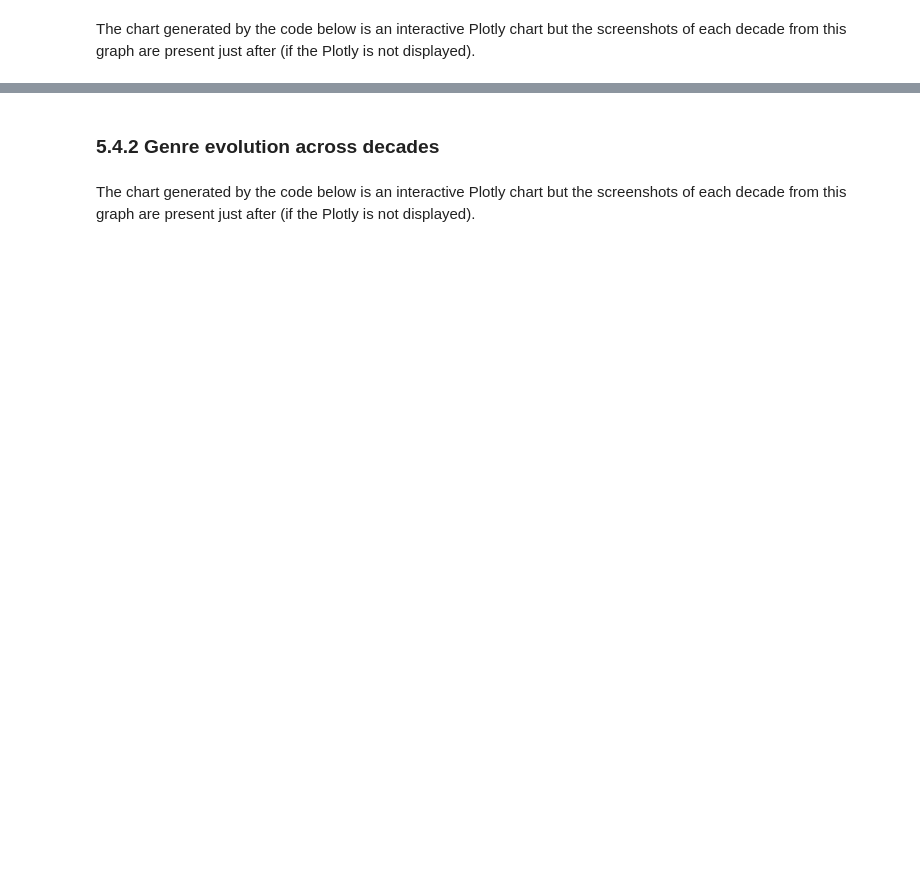
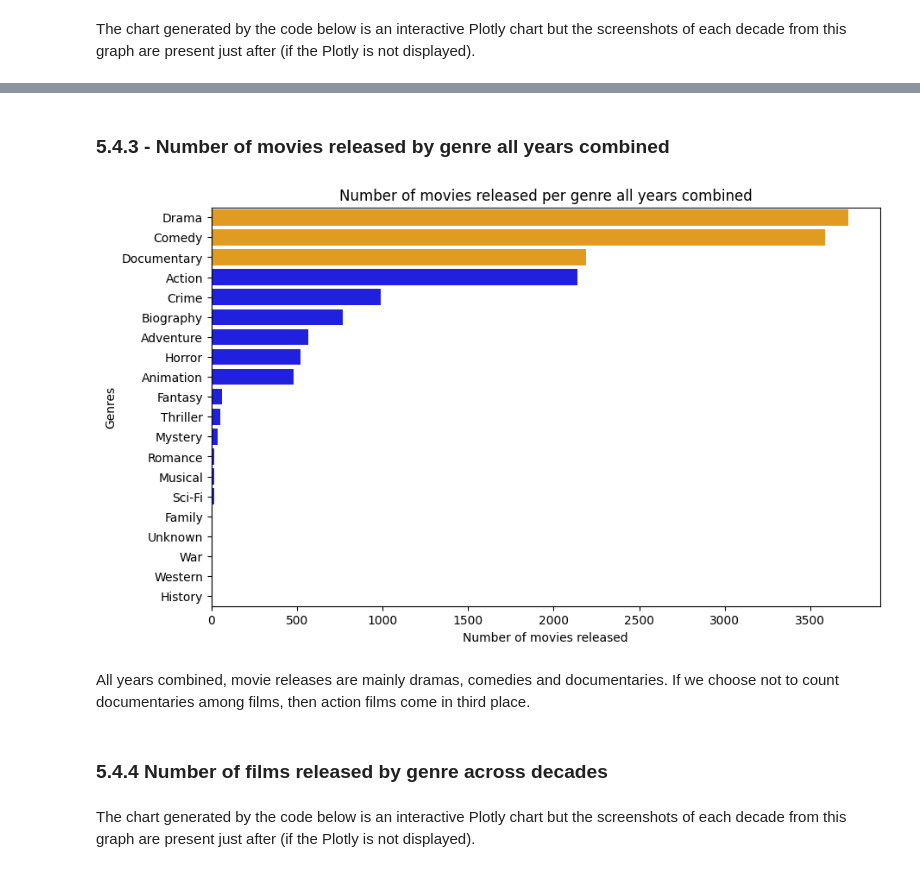
Before and after one commit to Thibaut5599/Analysis_MovieDataset, a Jupyter notebook: Movies_1910_2024.ipynb, the cells around one changed output, grey strips where cells are left out. Cells and saved outputs as stored; diff of their text form; code cells hidden in the pictures; blank space fills up the shorter version.

```diff
--- a/Movies_1910_2024.ipynb
+++ b/Movies_1910_2024.ipynb
@@ -1000,8 +1037,34 @@ fig.show()
 ![10s](Screenshots_Plotly_Charts/Ratings_by_genres_10s.png)
 # %% [markdown]
 ![20s](Screenshots_Plotly_Charts/Ratings_by_genres_20s.png)
+# %% [markdown]
+### 5.4.3 - Number of movies released by genre all years combined
+# %%
+# Calculating the number of movies released by genre
+genre_count = df["Genres"].value_counts()
+
+# Color the 3 genres with the most releases in orange
+colors = ['orange' if i < 3 else 'blue' for i in range(len(genre_count))]
+
+# Creation of the barplot
+plt.figure(figsize=(10, 6))
+sns.barplot(x=genre_count.values,
+            y=genre_count.index,
+            hue=genre_count.index,
+            dodge=False,
+            palette=colors,
+            legend=False)
+
+plt.xlabel("Number of movies released")
+plt.ylabel("Genres")
+plt.title("Number of movies released per genre all years combined")
+plt.show()
+# %% [output]
+[figure, added]
+# %% [markdown]
+All years combined, movie releases are mainly dramas, comedies and documentaries. If we choose not to count documentaries among films, then action films come in third place.
 # %% [markdown]
-### 5.4.2 Genre evolution across decades
+### 5.4.4 Number of films released by genre across decades
 # %%
 # We group by decade and genre and compute the average rating
 evolution_per_decade_genre = df.groupby(["Decade", "Genres"], observed=False)["Title"].count().reset_index()
```
Also changed, not shown: parts of 34 cells of this notebook.
